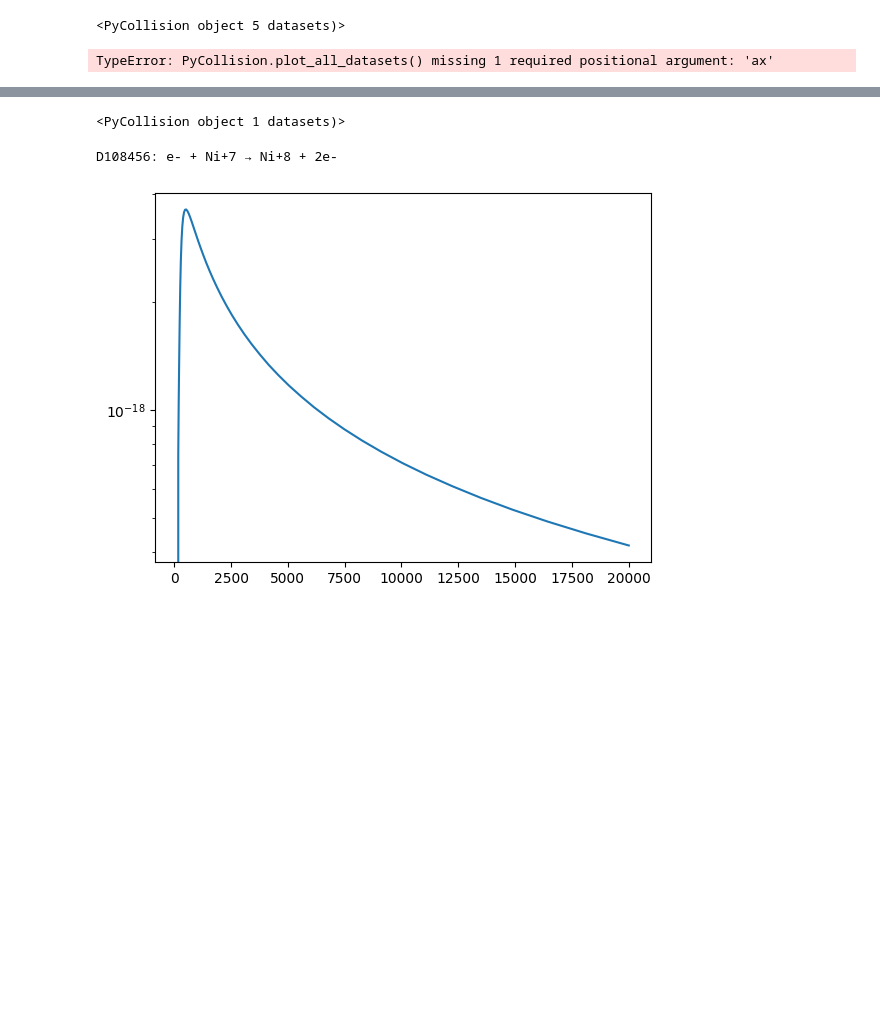
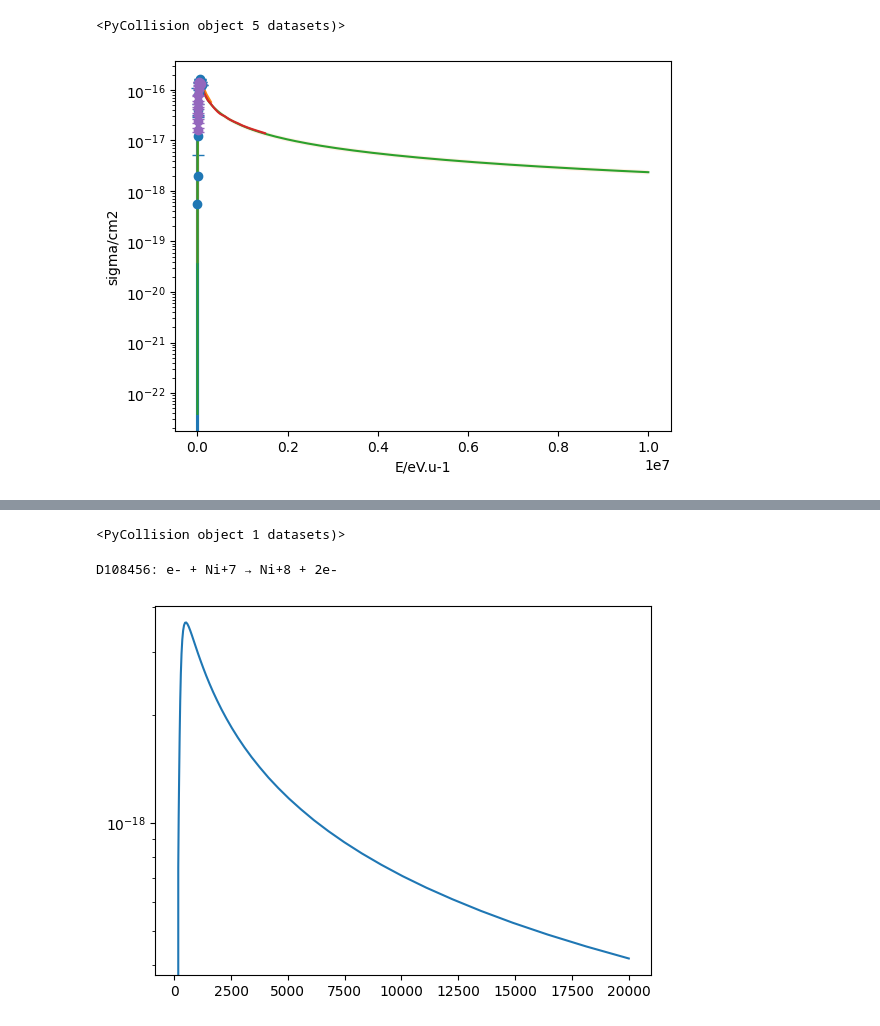
Before and after one commit to IAEA-NDS/pycollisiondb, a Jupyter notebook: examples/dataset validation.ipynb, the cells around one changed output, grey strips where cells are left out. Cells and saved outputs as stored; diff of their text form; code cells hidden in the pictures; blank space fills up the shorter version.

```diff
--- a/examples/dataset validation.ipynb
+++ b/examples/dataset validation.ipynb
@@ -9,9 +9,11 @@ print(pycoll)
 # %% [output]
 <PyCollision object 5 datasets)>
 # %%
-pycoll.plot_all_datasets()
+import matplotlib.pyplot as plt
+fig, ax = plt.subplots()
+pycoll.plot_all_datasets(ax)
 # %% [output]
-TypeError: PyCollision.plot_all_datasets() missing 1 required positional argument: 'ax'
+[figure, added]
 # %%
 pycoll.all_valid
 # %% [output]
```
Also changed, not shown: parts of 4 cells of this notebook, 4 other files.
